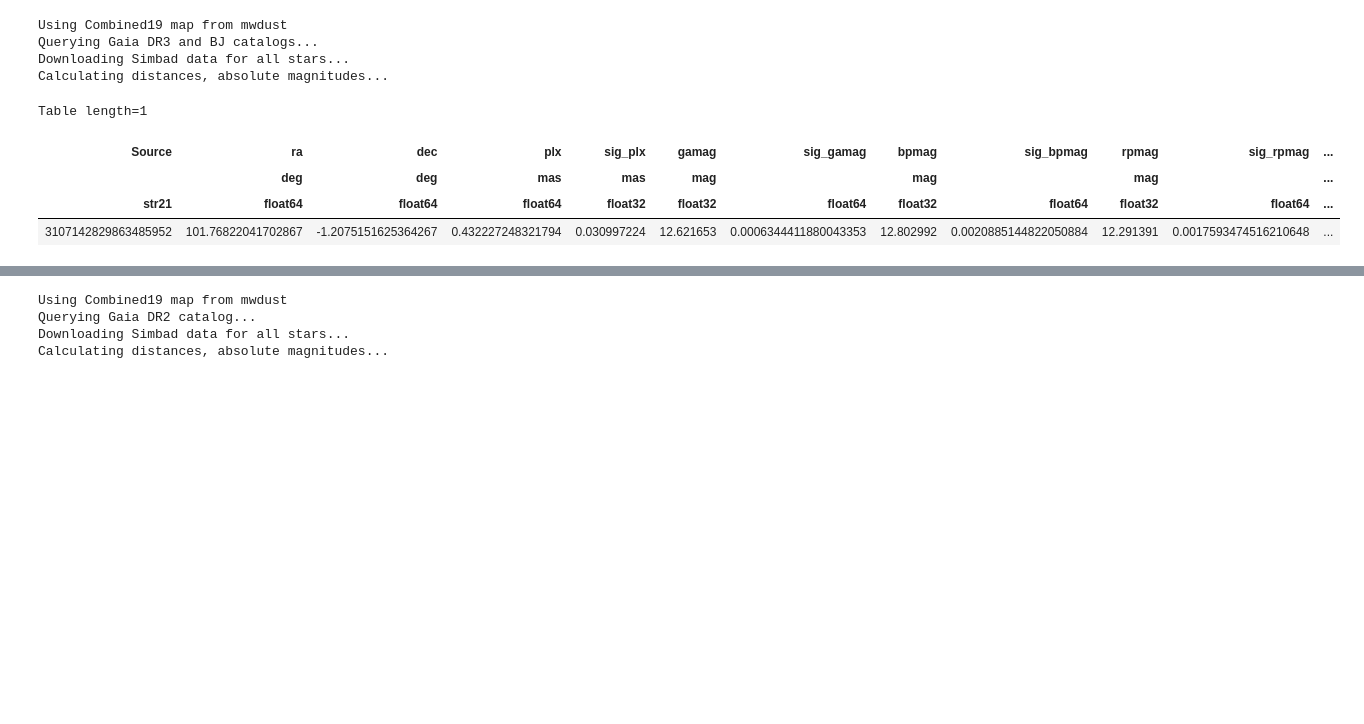
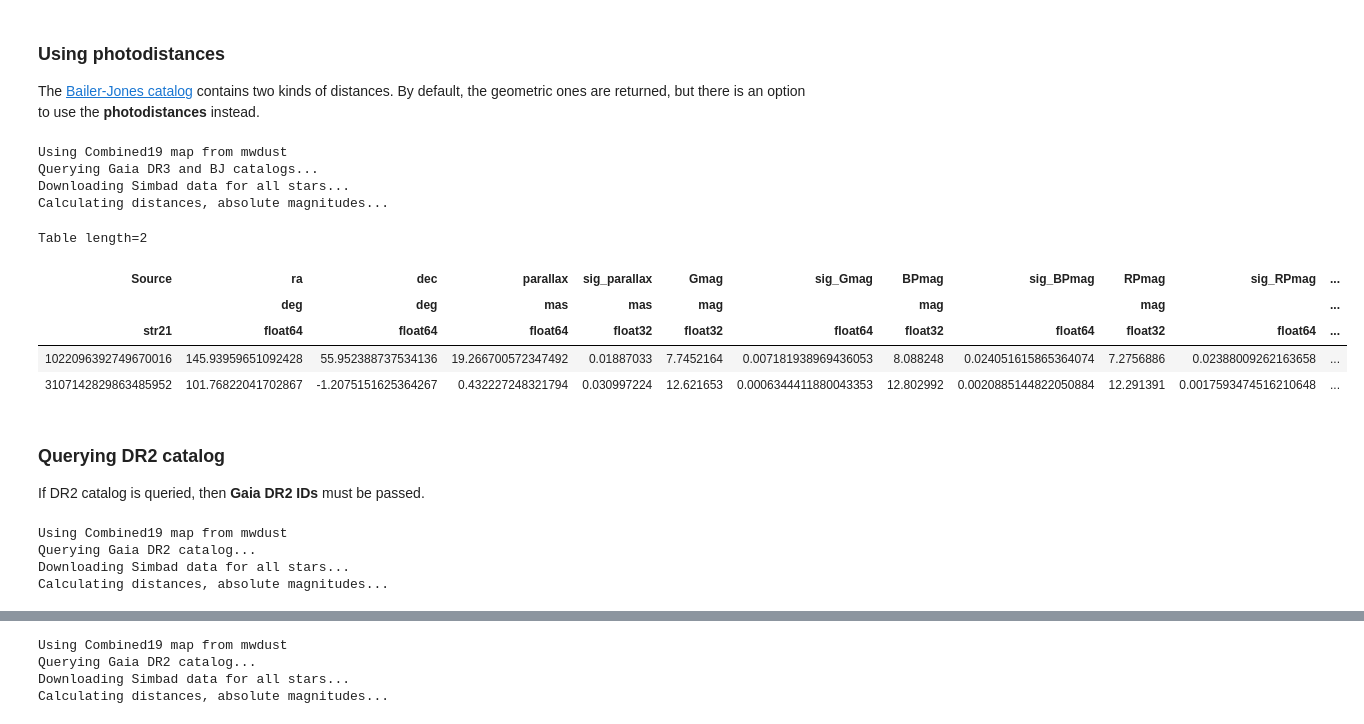
Before and after one commit to konkolyseismolab/seismolab, a Jupyter notebook: docs/source/query_gaia.ipynb, the cells around one changed output, grey strips where cells are left out. Cells and saved outputs as stored; diff of their text form; code cells hidden in the pictures; blank space fills up the shorter version.

```diff
--- a/docs/source/query_gaia.ipynb
+++ b/docs/source/query_gaia.ipynb
@@ -8,15 +73,31 @@ targets = np.array([3107142829863485952])
+# %% [markdown]
+### __Using photodistances__
+
+The [Bailer-Jones catalog](https://ui.adsabs.harvard.edu/abs/2021AJ....161..147B/abstract) contains two kinds of distances. By default, the geometric ones are returned, but there is an option to use the __photodistances__ instead.
+# %%
+result_table = query_gaia(targets,use_photodist=True)
+# %% [output]
+Using Combined19 map from mwdust
+Querying Gaia DR3 and BJ catalogs...
+Downloading Simbad data for all stars...
+Calculating distances, absolute magnitudes...
+# %%
+result_table
+# %% [output]
+Table length=2
+| Source | ra | dec | parallax | sig_parallax | Gmag | sig_Gmag | BPmag | sig_BPmag | RPmag | sig_RPmag | ... |
+|  | deg | deg | mas | mas | mag |  | mag |  | mag |  | ... |
+| str21 | float64 | float64 | float64 | float32 | float32 | float64 | float32 | float64 | float32 | float64 | ... |
+| 1022096392749670016 | 145.93959651092428 | 55.952388737534136 | 19.266700572347492 | 0.01887033 | 7.7452164 | 0.007181938969436053 | 8.088248 | 0.024051615865364074 | 7.2756886 | 0.02388009262163658 | ... |
+| 3107142829863485952 | 101.76822041702867 | -1.2075151625364267 | 0.432227248321794 | 0.030997224 | 12.621653 | 0.0006344411880043353 | 12.802992 | 0.0020885144822050884 | 12.291391 | 0.0017593474516210648 | ... |
+# %% [markdown]
+### __Querying DR2 catalog__
+
+If DR2 catalog is queried, then __Gaia DR2 IDs__ must be passed.
 # %%
-res = query_gaia(targets,gaiaDR=3)
+result_table_dr2 = query_gaia(targets,gaiaDR=2)
 # %% [output]
 Using Combined19 map from mwdust
-Querying Gaia DR3 and BJ catalogs...
+Querying Gaia DR2 catalog...
 Downloading Simbad data for all stars...
 Calculating distances, absolute magnitudes...
-# %%
-res
-# %% [output]
-Table length=1
-| Source | ra | dec | plx | sig_plx | gamag | sig_gamag | bpmag | sig_bpmag | rpmag | sig_rpmag | ... |
-|  | deg | deg | mas | mas | mag |  | mag |  | mag |  | ... |
-| str21 | float64 | float64 | float64 | float32 | float32 | float64 | float32 | float64 | float32 | float64 | ... |
-| 3107142829863485952 | 101.76822041702867 | -1.2075151625364267 | 0.432227248321794 | 0.030997224 | 12.621653 | 0.0006344411880043353 | 12.802992 | 0.0020885144822050884 | 12.291391 | 0.0017593474516210648 | ... |
```
Also changed, not shown: parts of 20 cells of this notebook, 6 other files.
